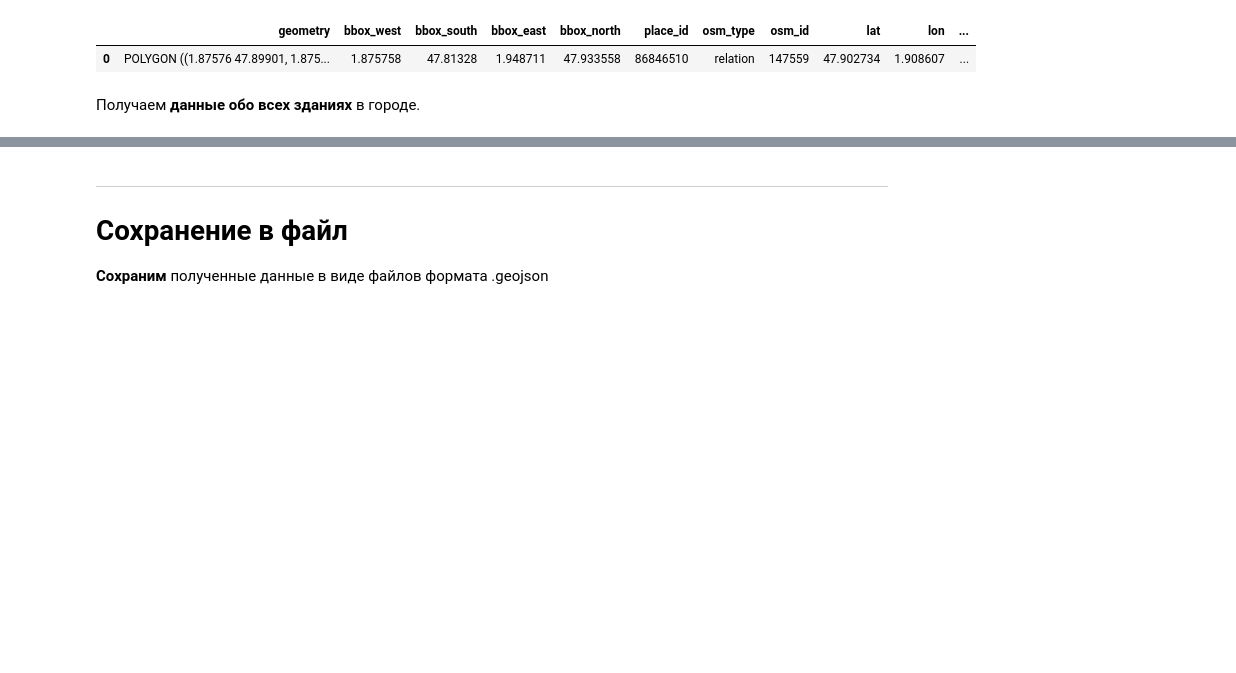
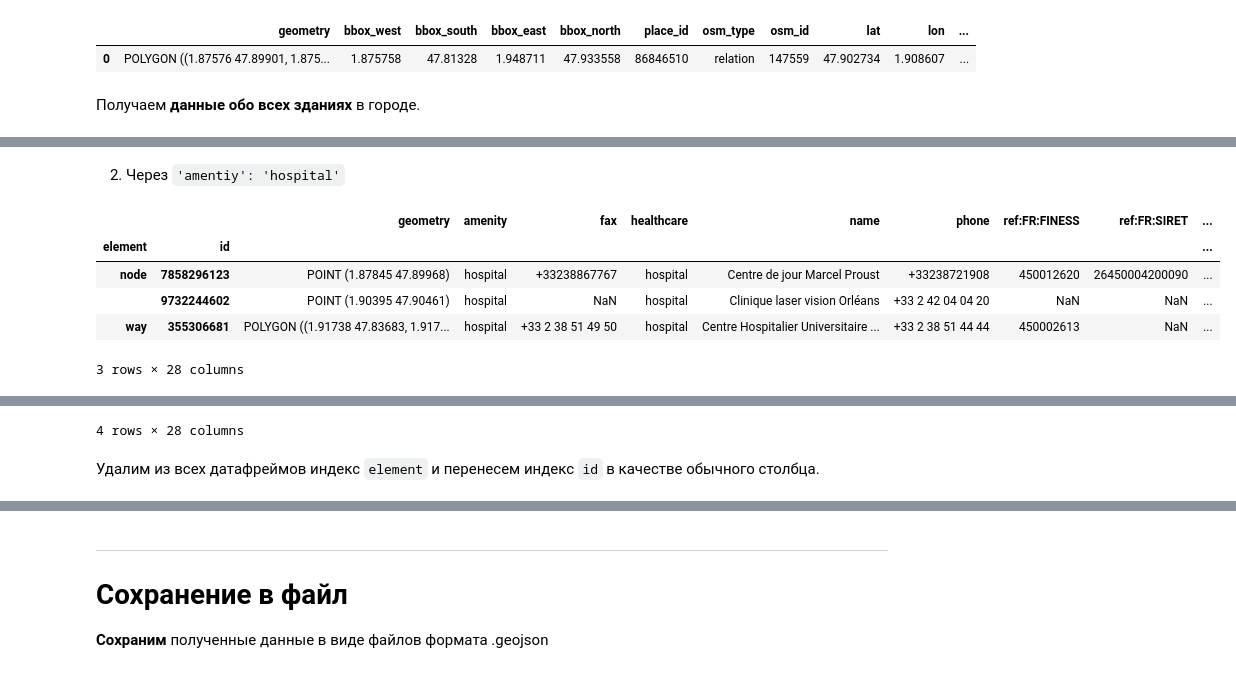
Before and after one commit to VenerinnaWolf/learning-airflow, a Jupyter notebook: dags/second/second.ipynb, the cells around one changed output, grey strips where cells are left out. Saved outputs shown, nothing was run; the diff lists cells and outputs as text; code cells hidden in the pictures; blank space fills up the shorter version.

```diff
--- a/dags/second/second.ipynb
+++ b/dags/second/second.ipynb
@@ -84,0 +84,13 @@ display(hospitals.describe())
+# %% [markdown]
+2. Через `'amentiy': 'hospital'`
+# %%
+hospitals1 = ox.features_from_place(city, tags = {'amenity': 'hospital'})
+display(hospitals1.head(3))
+display(hospitals1.describe())
+# %% [output]
+|  |  | geometry | amenity | fax | healthcare | name | phone | ref:FR:FINESS | ref:FR:SIRET | ... |
+| element | id |  |  |  |  |  |  |  |  | ... |
+| node | 7858296123 | POINT (1.87845 47.89968) | hospital | +33238867767 | hospital | Centre de jour Marcel Proust | +33238721908 | 450012620 | 26450004200090 | ... |
+|  | 9732244602 | POINT (1.90395 47.90461) | hospital | NaN | hospital | Clinique laser vision Orléans | +33 2 42 04 04 20 | NaN | NaN | ... |
+| way | 355306681 | POLYGON ((1.91738 47.83683, 1.917... | hospital | +33 2 38 51 49 50 | hospital | Centre Hospitalier Universitaire ... | +33 2 38 51 44 44 | 450002613 | NaN | ... |
+3 rows × 28 columns
@@ -84,0 +102,3 @@ display(hospitals.describe())
+4 rows × 28 columns
+# %% [markdown]
+Удалим из всех датафреймов индекс `element` и перенесем индекс `id` в качестве обычного столбца.
```
Also changed, not shown: parts of 44 cells of this notebook, 4 other files.
